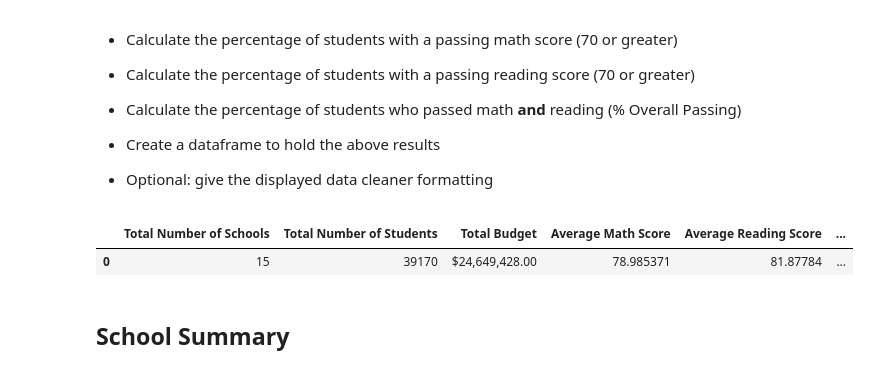
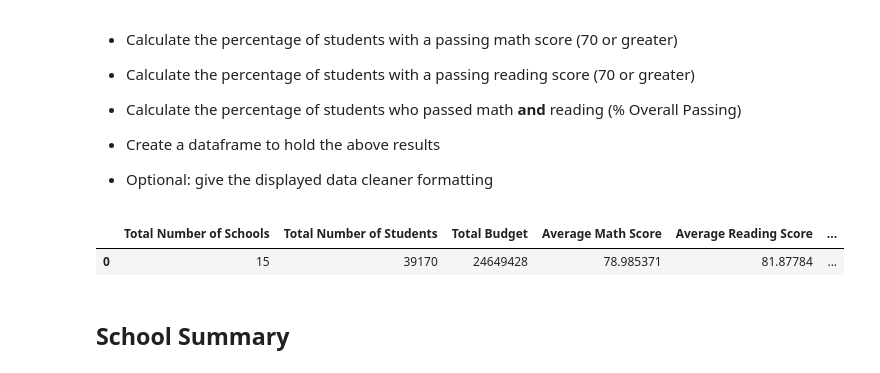
Before and after one commit to cass-john/pandas-challenge, a Jupyter notebook: PyCitySchools/PyCitySchools_main.ipynb, the cells around one changed output. Drawn from its saved outputs; the diff is of its cells as text; code cells hidden in the pictures.

```diff
--- a/PyCitySchools/PyCitySchools_main.ipynb
+++ b/PyCitySchools/PyCitySchools_main.ipynb
@@ -74,13 +89,13 @@ passed_both = school_data_complete.loc[(school_data_complete['math_score'] >= 70
 overall_percent = len(passed_both)/ total_number_students * 100
 # %%
 #create a dataframe to store the above info
-total_schools_dict = [{"Total Number of Schools": "15", "Total Number of Students": "39170", "Total Budget": "$24,649,428.00", "Average Math Score": "78.985371", "Average Reading Score": "81.87784", "% Passing Math": "74.980853", "% Passing Reading": "85.805463", "% Overall": "65.172326"}]
+total_schools_dict = [{"Total Number of Schools": total_number_schools, "Total Number of Students": total_number_students , "Total Budget": total_budget, "Average Math Score": average_math_score, "Average Reading Score": average_reading_score, "% Passing Math": percent_passing_math, "% Passing Reading": percent_passing_reading, "% Overall": overall_percent}]
 
 school_data = pd.DataFrame(total_schools_dict)
 school_data
 # %% [output]
 |  | Total Number of Schools | Total Number of Students | Total Budget | Average Math Score | Average Reading Score | ... |
-| 0 | 15 | 39170 | $24,649,428.00 | 78.985371 | 81.87784 | ... |
+| 0 | 15 | 39170 | 24649428 | 78.985371 | 81.87784 | ... |
 # %% [markdown]
 ## School Summary
 # %% [markdown]
```
Also changed, not shown: parts of 3 cells of this notebook.
